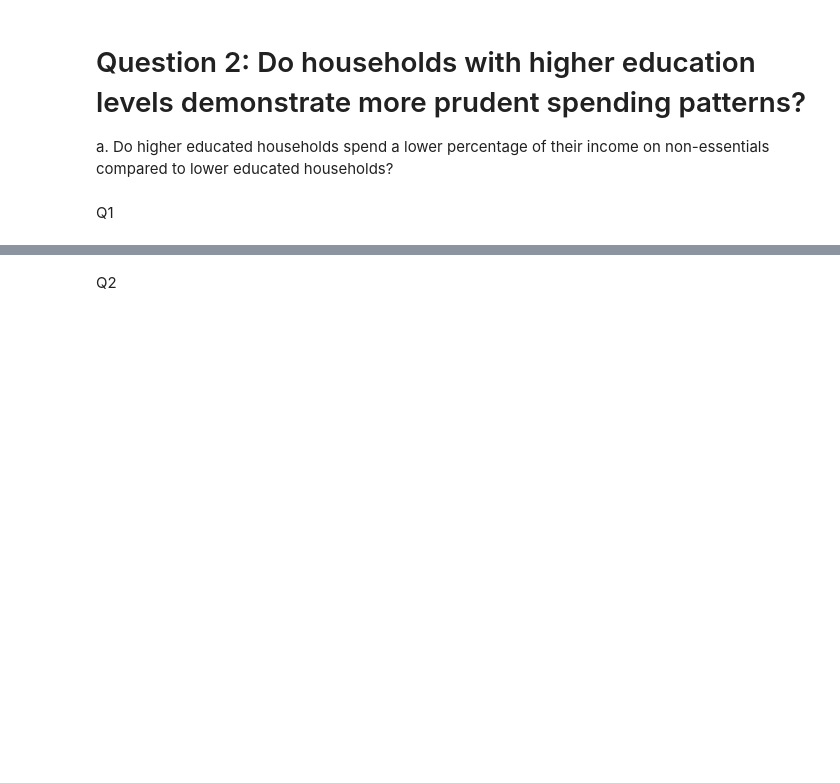
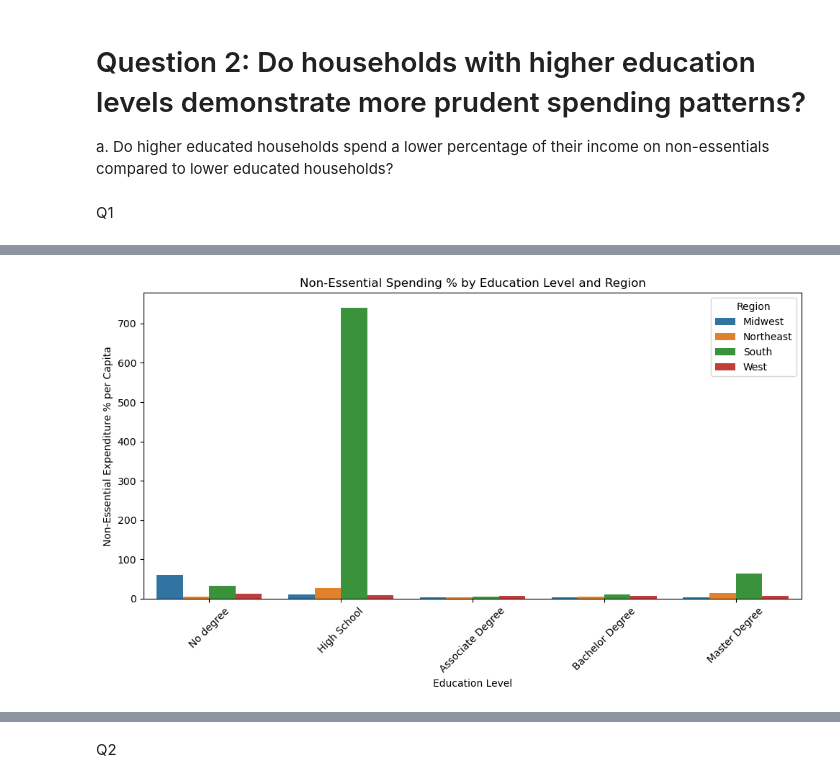
Before and after one commit to Leslygcruz/Educationproj, a Jupyter notebook: Education_capstone.ipynb, the cells around one changed output, grey strips where cells are left out. Saved outputs shown, nothing was run; the diff lists cells and outputs as text; code cells hidden in the pictures; blank space fills up the shorter version.

```diff
--- a/Education_capstone.ipynb
+++ b/Education_capstone.ipynb
@@ -129,13 +134,13 @@ fmli232['Education level']=educlevel232
 #education for Q2
 educlevel232ref=[]
 for index, educ in fmli232.iterrows():
-    if educ['EDUC_REF'] in {1,2,3,4,5,6,7,10,11}:
+    if educ['EDUC_REF'] in {0,00,1,2,7,10,11}:
         educlevel232ref.append('No degree')
-    elif educ['EDUC_REF'] in {12,13}:
+    elif educ['EDUC_REF'] in {3,4,12,13}:
         educlevel232ref.append('High School')
     elif educ['EDUC_REF'] in {14}:
         educlevel232ref.append('Associate Degree')
-    elif educ['EDUC_REF'] in {15}:
+    elif educ['EDUC_REF'] in {5,6,15}:
         educlevel232ref.append('Bachelor Degree')
     elif educ['EDUC_REF'] in {16}:
         educlevel232ref.append('Master Degree')
@@ -210,13 +218,13 @@ fmli233['Education level']=educlevel233
 #education for Q3
 educlevel233ref=[]
 for index, educ in fmli233.iterrows():
-    if educ['EDUC_REF'] in {1,2,3,4,5,6,7,10,11}:
+    if educ['EDUC_REF'] in {0,00,1,2,7,10,11}:
         educlevel233ref.append('No degree')
-    elif educ['EDUC_REF'] in {12,13}:
+    elif educ['EDUC_REF'] in {3,4,12,13}:
         educlevel233ref.append('High School')
     elif educ['EDUC_REF'] in {14}:
         educlevel233ref.append('Associate Degree')
-    elif educ['EDUC_REF'] in {15}:
+    elif educ['EDUC_REF'] in {5,6,15}:
         educlevel233ref.append('Bachelor Degree')
     elif educ['EDUC_REF'] in {16}:
         educlevel233ref.append('Master Degree')
@@ -289,16 +300,16 @@ for index, educ in fmli234.iterrows():
 fmli234['Education level']=educlevel234
 # %%
 #educ_ref
-#education for Q3
+#education for Q4
 educlevel234ref=[]
 for index, educ in fmli234.iterrows():
-    if educ['EDUC_REF'] in {1,2,3,4,5,6,7,10,11}:
+    if educ['EDUC_REF'] in {0,00,1,2,7,10,11}:
         educlevel234ref.append('No degree')
-    elif educ['EDUC_REF'] in {12,13}:
+    elif educ['EDUC_REF'] in {3,4,12,13}:
         educlevel234ref.append('High School')
     elif educ['EDUC_REF'] in {14}:
         educlevel234ref.append('Associate Degree')
-    elif educ['EDUC_REF'] in {15}:
+    elif educ['EDUC_REF'] in {5,6,15}:
         educlevel234ref.append('Bachelor Degree')
     elif educ['EDUC_REF'] in {16}:
         educlevel234ref.append('Master Degree')
@@ -642,7 +567,7 @@ spending231=spending231[['NEWID','Region','Education level','FINCBTAX','Income p
 spending231=spending231.loc[spending231['Income per Capita'] != 0]
 # %%
 #percentage of income per capita spent on non-essentials
-spending231['Non-essential expenditure % per capita'] = spending231['COST'] / spending231['Income per Capita']*100
+spending231['Non-essential expenditure % per capita'] = spending231['COST'] / spending231['FINCBTAX']*100
 # %%
 spending231['Non-essential expenditure per capita'] = spending231['Income per Capita']-spending231['COST']
 # %%
@@ -672,3 +579,17 @@ Name: Non-essential expenditure % per capita, dtype: float64
+# %%
+percspending231avg=percspending231avg.reset_index()
+
+plt.figure(figsize=(10, 6))
+sns.barplot(data=percspending231avg, x='Education level', y='Non-essential expenditure % per capita', hue='Region')
+plt.title('Non-Essential Spending % by Education Level and Region')
+plt.xlabel('Education Level')
+plt.ylabel('Non-Essential Expenditure % per Capita')
+plt.legend(title='Region')
+plt.xticks(rotation=45)
+plt.tight_layout()
+plt.show()
+# %% [output]
+[figure, added]
 # %%
 #median to account for drastically diffring % of income spent on non-essentials
 percspending231median=round(spending231.groupby(['Region', 'Education level'])['Non-essential expenditure % per capita'].median(),2)
```
Also changed, not shown: parts of 118 cells of this notebook, 2 other files.
